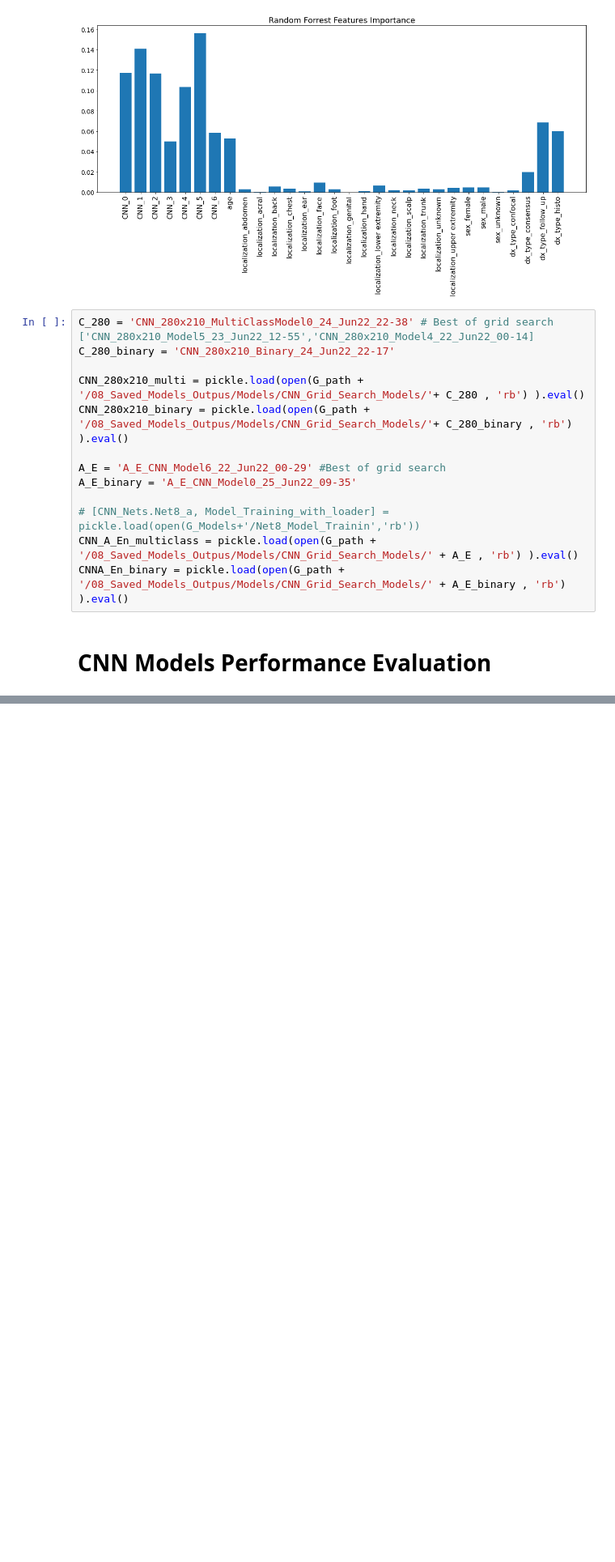
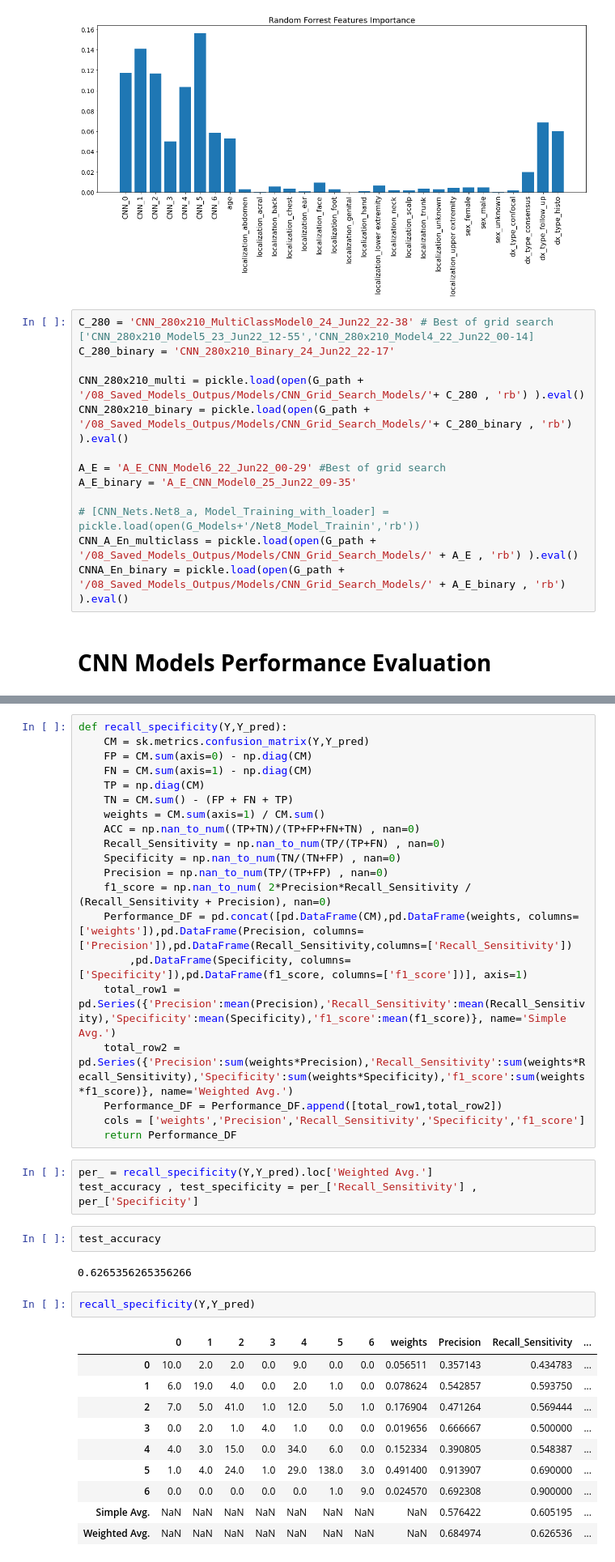
Before and after one commit to sepandms/SkinCare, a Jupyter notebook: 13_Models_Performance(Saved).ipynb, the cells around one changed output, grey strips where cells are left out. Shown at 81% size. Cells and saved outputs as stored; diff of their text form; blank space fills up the shorter version.

```diff
--- a/13_Models_Performance(Saved).ipynb
+++ b/13_Models_Performance(Saved).ipynb
@@ -302,0 +324,40 @@ plot_roc_auc_multi(fpr, tpr, roc_auc)
+# %%
+def recall_specificity(Y,Y_pred):
+    CM = sk.metrics.confusion_matrix(Y,Y_pred)
+    FP = CM.sum(axis=0) - np.diag(CM)
+    FN = CM.sum(axis=1) - np.diag(CM)
+    TP = np.diag(CM)
+    TN = CM.sum() - (FP + FN + TP)
+    weights = CM.sum(axis=1) / CM.sum()
+    ACC = np.nan_to_num((TP+TN)/(TP+FP+FN+TN) , nan=0)
+    Recall_Sensitivity = np.nan_to_num(TP/(TP+FN) , nan=0)
+    Specificity = np.nan_to_num(TN/(TN+FP) , nan=0)
+    Precision = np.nan_to_num(TP/(TP+FP) , nan=0)
+    f1_score = np.nan_to_num( 2*Precision*Recall_Sensitivity / (Recall_Sensitivity + Precision), nan=0)
+    Performance_DF = pd.concat([pd.DataFrame(CM),pd.DataFrame(weights, columns=['weights']),pd.DataFrame(Precision, columns=['Precision']),pd.DataFrame(Recall_Sensitivity,columns=['Recall_Sensitivity'])
+        ,pd.DataFrame(Specificity, columns=['Specificity']),pd.DataFrame(f1_score, columns=['f1_score'])], axis=1)
+    total_row1 = pd.Series({'Precision':mean(Precision),'Recall_Sensitivity':mean(Recall_Sensitivity),'Specificity':mean(Specificity),'f1_score':mean(f1_score)}, name='Simple Avg.')
+    total_row2 = pd.Series({'Precision':sum(weights*Precision),'Recall_Sensitivity':sum(weights*Recall_Sensitivity),'Specificity':sum(weights*Specificity),'f1_score':sum(weights*f1_score)}, name='Weighted Avg.')
+    Performance_DF = Performance_DF.append([total_row1,total_row2])
+    cols = ['weights','Precision','Recall_Sensitivity','Specificity','f1_score']
+    return Performance_DF
+# %%
+per_ = recall_specificity(Y,Y_pred).loc['Weighted Avg.']
+test_accuracy , test_specificity = per_['Recall_Sensitivity'] , per_['Specificity']
+# %%
+test_accuracy
+# %% [output]
+0.6265356265356266
+# %%
+recall_specificity(Y,Y_pred)
+# %% [output]
+|  | 0 | 1 | 2 | 3 | 4 | 5 | 6 | weights | Precision | Recall_Sensitivity | ... |
+| 0 | 10.0 | 2.0 | 2.0 | 0.0 | 9.0 | 0.0 | 0.0 | 0.056511 | 0.357143 | 0.434783 | ... |
+| 1 | 6.0 | 19.0 | 4.0 | 0.0 | 2.0 | 1.0 | 0.0 | 0.078624 | 0.542857 | 0.593750 | ... |
+| 2 | 7.0 | 5.0 | 41.0 | 1.0 | 12.0 | 5.0 | 1.0 | 0.176904 | 0.471264 | 0.569444 | ... |
+| 3 | 0.0 | 2.0 | 1.0 | 4.0 | 1.0 | 0.0 | 0.0 | 0.019656 | 0.666667 | 0.500000 | ... |
+| 4 | 4.0 | 3.0 | 15.0 | 0.0 | 34.0 | 6.0 | 0.0 | 0.152334 | 0.390805 | 0.548387 | ... |
+| 5 | 1.0 | 4.0 | 24.0 | 1.0 | 29.0 | 138.0 | 3.0 | 0.491400 | 0.913907 | 0.690000 | ... |
+| 6 | 0.0 | 0.0 | 0.0 | 0.0 | 0.0 | 1.0 | 9.0 | 0.024570 | 0.692308 | 0.900000 | ... |
+| Simple Avg. | NaN | NaN | NaN | NaN | NaN | NaN | NaN | NaN | 0.576422 | 0.605195 | ... |
+| Weighted Avg. | NaN | NaN | NaN | NaN | NaN | NaN | NaN | NaN | 0.684974 | 0.626536 | ... |
```
Also changed, not shown: parts of 5 cells of this notebook, 4 other files.
